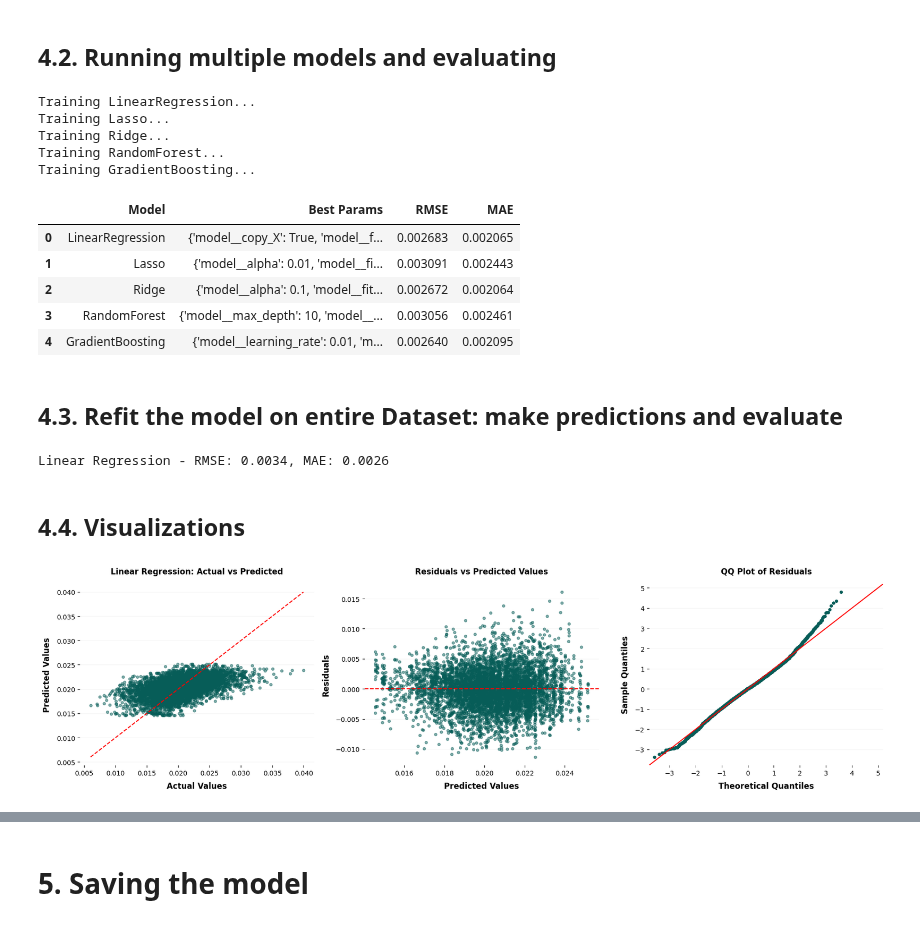
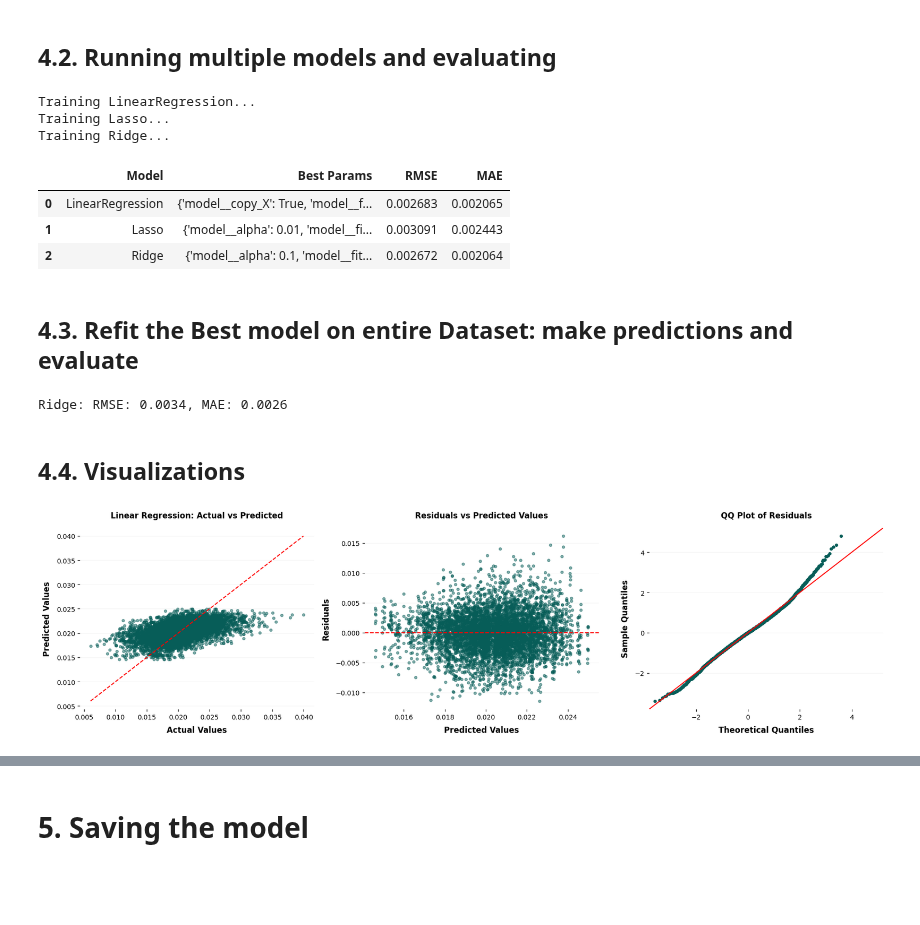
Before and after one commit to SNEE-ICS/PrimaryCareDemandAndCapacity, a Jupyter notebook: notebooks/2a_NumAppointments_forecast.ipynb, the cells around one changed output, grey strips where cells are left out. Saved outputs shown, nothing was run; the diff lists cells and outputs as text; code cells hidden in the pictures; blank space fills up the shorter version.

```diff
--- a/notebooks/2a_NumAppointments_forecast.ipynb
+++ b/notebooks/2a_NumAppointments_forecast.ipynb
@@ -550,32 +522,14 @@ models = {
             'model__solver': ['auto', 'saga'],
             'preprocessor__pca__n_components': [1, 2, 3, 4]
         }
-    },
-    'RandomForest': {
-        'model': RandomForestRegressor(),
-        'params': {
-            'model__n_estimators': [100, 300],  # Number of trees
-            'model__max_depth': [None, 10],          # Maximum depth of trees
-            'model__min_samples_split': [5, 10],     # Minimum samples required to split
-            'preprocessor__pca__n_components': [1, 2, 3, 4]
-        }
-    },
-    'GradientBoosting': {
-        'model': GradientBoostingRegressor(),
-        'params': {
-            'model__n_estimators': [100, 200],  # Number of boosting stages
-            'model__learning_rate': [0.01, 0.1],     # Learning rate
-            'model__max_depth': [3, 5],              # Maximum depth of trees
-            'preprocessor__pca__n_components': [1, 2, 3, 4]
-        }
     }
 }
 
 # Create a list to store results
 results = []
 
-# Dictionary to store models
-model_dict = {}
+best_model_overall = None
+best_rmse = float('inf')
 
 # Iterate through each model
 for model_name, model_info in models.items():
@@ -605,15 +559,16 @@ for model_name, model_info in models.items():
     # Best model after hyperparameter tuning
     best_model = grid_search.best_estimator_
 
-    # Store the best model in model_dict
-    model_dict[model_name] = best_model
-
     # Predict on the test data
     y_pred = best_model.predict(X_test)
 
     # Calculate RMSE and MAE
     rmse = np.sqrt(mean_squared_error(y_test, y_pred))
     mae = mean_absolute_error(y_test, y_pred)
+
+    # Update best model based on RMSE
+    if rmse < best_rmse:
+        best_model_overall = best_model
 
     # Store the results
     results.append({
@@ -633,16 +588,12 @@ results_df
 Training LinearRegression...
 Training Lasso...
 Training Ridge...
-Training RandomForest...
-Training GradientBoosting...
 |  | Model | Best Params | RMSE | MAE |
 | 0 | LinearRegression | {'model__copy_X': True, 'model__f... | 0.002683 | 0.002065 |
 | 1 | Lasso | {'model__alpha': 0.01, 'model__fi... | 0.003091 | 0.002443 |
 | 2 | Ridge | {'model__alpha': 0.1, 'model__fit... | 0.002672 | 0.002064 |
-| 3 | RandomForest | {'model__max_depth': 10, 'model__... | 0.003056 | 0.002461 |
-| 4 | GradientBoosting | {'model__learning_rate': 0.01, 'm... | 0.002640 | 0.002095 |
 # %% [markdown]
-## 4.3. Refit the model on entire Dataset: make predictions and evaluate
+## 4.3. Refit the Best model on entire Dataset: make predictions and evaluate
 # %%
 # Refit the model on the entire dataset
 def refit_on_full_data(X, y, model):
@@ -655,47 +606,44 @@ X_full = complete_dataset_df.drop(columns=[TARGET__COL])
 # # Combine y_train and y_test to create the full target set
 y_full = complete_dataset_df[TARGET__COL]
 
-# Extract Linear Regression model
-lr_model = model_dict['LinearRegression']
-
 # Refit on all data
-lr_model = refit_on_full_data(X_full, y_full, lr_model)
+best_model_overall = refit_on_full_data(X_full, y_full, best_model_overall)
 
 # Predictions on entire data
-y_pred_lr = lr_model.predict(X_full)
+y_pred = best_model_overall.predict(X_full)
 
 # Evaluation
-rmse_lr = root_mean_squared_error(y_full, y_pred_lr)
-mae_lr = mean_absolute_error(y_full, y_pred_lr)
+rmse_lr = root_mean_squared_error(y_full, y_pred)
+mae_lr = mean_absolute_error(y_full, y_pred)
 
-print(f'Linear Regression - RMSE: {rmse_lr:.4f}, MAE: {mae_lr:.4f}')
+print(f'{type(best_model_overall.named_steps['model']).__name__}: RMSE: {rmse_lr:.4f}, MAE: {mae_lr:.4f}')
 # %% [output]
-Linear Regression - RMSE: 0.0034, MAE: 0.0026
+Ridge: RMSE: 0.0034, MAE: 0.0026
 # %% [markdown]
 ## 4.4. Visualizations
 # %%
 fig, axs = plt.subplots(1, 3, figsize=(18, 5))
 
 # 1. Actual vs Predicted Values
-axs[0].scatter(y_full, y_pred_lr, alpha=0.5)
+axs[0].scatter(y_full, y_pred, alpha=0.5)
 axs[0].plot([y_full.min(), y_full.max()], [y_full.min(), y_full.max()], color='red', linestyle='--')
 axs[0].set_title('Linear Regression: Actual vs Predicted')
 axs[0].set_xlabel('Actual Values')
 axs[0].set_ylabel('Predicted Values')
 
 # 2. Residuals vs Predicted Values
-residuals = y_full - y_pred_lr
-axs[1].scatter(y_pred_lr, residuals, alpha=0.5)
+residuals = y_full - y_pred
+axs[1].scatter(y_pred, residuals, alpha=0.5)
 axs[1].axhline(0, color='red', linestyle='--')
 axs[1].set_title('Residuals vs Predicted Values')
 axs[1].set_xlabel('Predicted Values')
 axs[1].set_ylabel('Residuals')
 
 # 3. QQ Plot for Residuals
 sm.qqplot(residuals, line='45', fit=True, ax=axs[2])
 axs[2].set_title('QQ Plot of Residuals')
 
 plt.tight_layout()
 plt.show()
 # %% [output]
-[figure, old version]
+[figure, new version]
```
Also changed, not shown: parts of 11 cells of this notebook.
